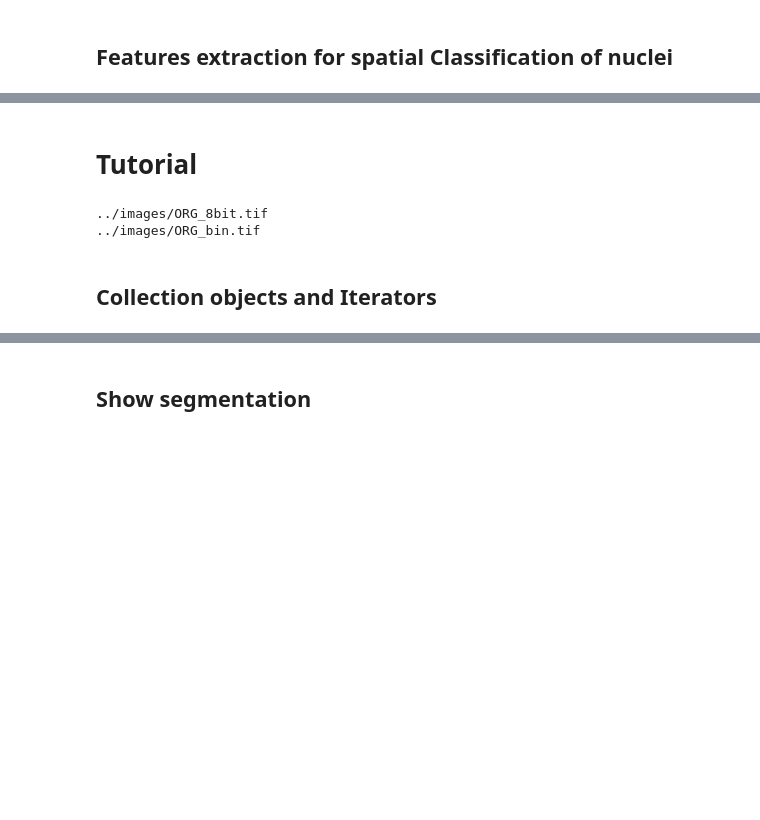
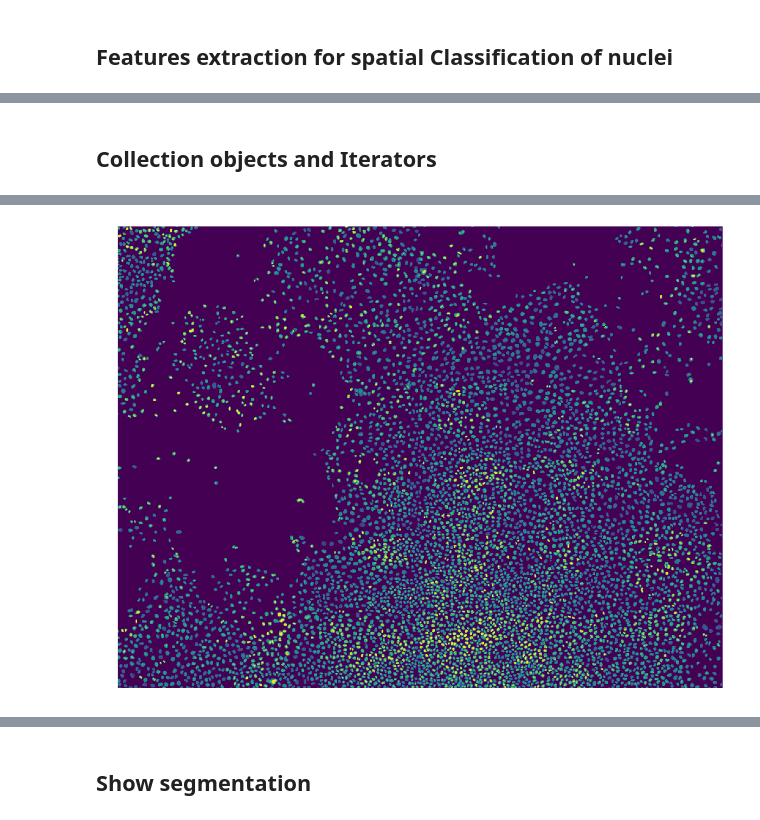
Before and after one commit to rempic/Image-Features-Extraction, a Jupyter notebook: tutorial/remi_tutorial_image_features_extraction.ipynb, the cells around one changed output, grey strips where cells are left out. Drawn from its saved outputs; the diff is of its cells as text; code cells hidden in the pictures; blank space fills up the shorter version.

```diff
--- a/tutorial/remi_tutorial_image_features_extraction.ipynb
+++ b/tutorial/remi_tutorial_image_features_extraction.ipynb
@@ -15,5 +15,3 @@
 <img src="2b.png">
 # %% [markdown]
 <img src="3.png">
-# %% [markdown]
-# Tutorial
@@ -30,20 +18,21 @@ IMGS
-# %%
-% matplotlib inline
-import matplotlib.pyplot as plt
-
-import image_features_extraction.Images as fe
-
-
-collection_images = fe.Images('../images')
-
-
-# the iterator at work ...
-for img in collection_images:
-    print(img.file_name())
-# %% [output]
-../images/ORG_8bit.tif
-../images/ORG_bin.tif
 # %% [markdown]
 ## Collection objects and Iterators
 # %% [markdown]
 <img src="4b.png">
+# %%
+from skimage import filters, io
+
+I1 = io.imread('../images/CA/1/ORG_8bit.tif')
+
+I2 = io.imread('../images/CA/1/ORG_bin.tif')
+
+I3 = I1 * (I2/255)
+
+
+fig, ax = plt.subplots(figsize=(20, 20))
+ax.imshow(I3)
+
+ax.set_axis_off()
+plt.show()
+# %% [output]
+[figure, added]
```
Also changed, not shown: parts of 27 cells of this notebook, 20 other files.
